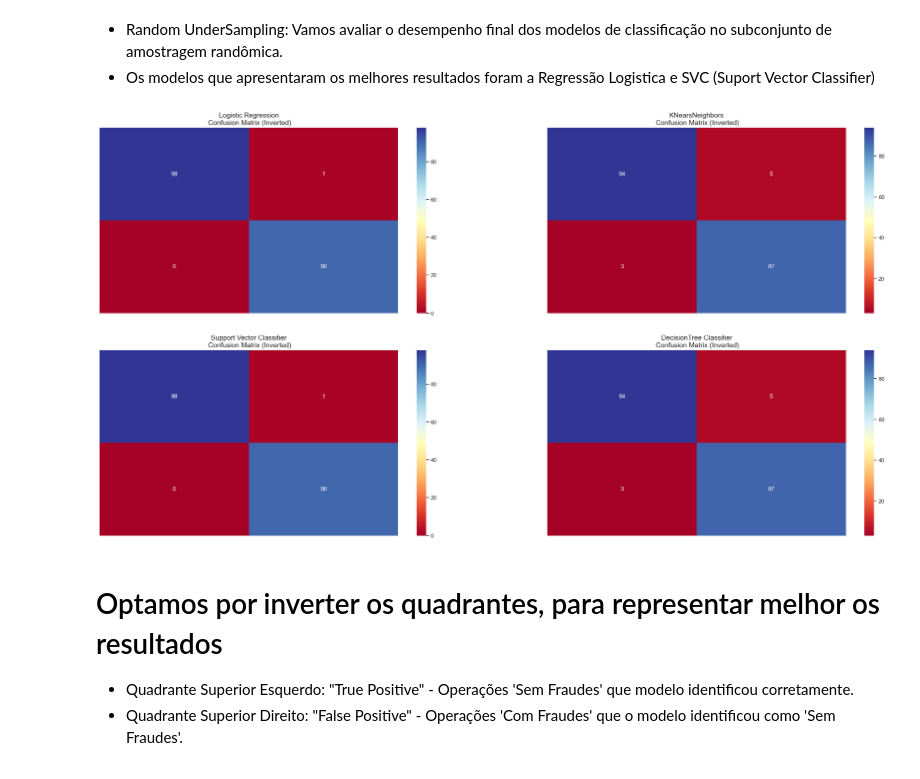
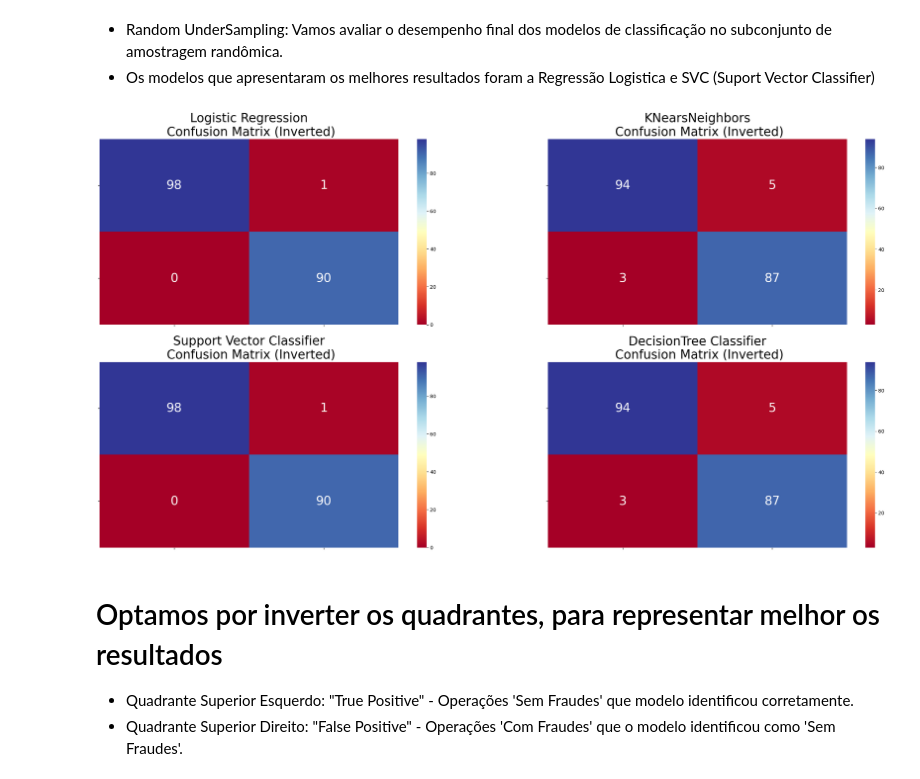
Before and after one commit to Rodrigo-Palma/Proj_Fraudes_Cartao_Credito, a Jupyter notebook: proj_fraude_cartao_credito.ipynb, the cells around one changed output. Saved outputs shown, nothing was run; the diff lists cells and outputs as text; code cells hidden in the pictures.

```diff
--- a/proj_fraude_cartao_credito.ipynb
+++ b/proj_fraude_cartao_credito.ipynb
@@ -369,13 +371,12 @@ plt.show()
 # %%
 colors = ['lightblue', 'pink']
-
 features = ['V4', 'V11', 'V2']
 
 fig, axes = plt.subplots(ncols=len(features), figsize=(20, 4))
 
 for i, feature in enumerate(features):
     sns.boxplot(x="Class", y=feature, data=new_df, palette=colors, ax=axes[i])
-    axes[i].set_title('{} vs Class Correlação Positiva'.format(feature))
+    axes[i].set_title('{} vs Class Correlação Positiva'.format(feature), fontsize=18)  # Aumento do tamanho da fonte
 
 plt.show()
 # %% [output]
@@ -386,7 +387,7 @@ from scipy.stats import norm
 def plot_distribution(dataframe, feature_name, color, ax):
     fraud_dist = dataframe[feature_name].loc[dataframe['Class'] == 1].values
     sns.distplot(fraud_dist, ax=ax, fit=norm, color=color)
-    ax.set_title('{} Distribuição \n (Transações Com Fraudes)'.format(feature_name), fontsize=11)
+    ax.set_title('{} Distribuição \n (Transações Com Fraudes)'.format(feature_name), fontsize=15)
     ax.set_ylabel('Densidade')
 
 f, axes = plt.subplots(2, 3, figsize=(20, 6))
@@ -467,7 +468,7 @@ Como se trat de um dataset extremamente desbalanceado, a remoção indiscriminad
 # Boxplot com remoção de outliers "Com Fraude"
 def create_boxplot(data, ax, x, y, title, colors):
     sns.boxplot(x=x, y=y, data=data, ax=ax, palette=colors)
-    ax.set_title(title, fontsize=14)
+    ax.set_title(title, fontsize=17)
 
 colors = ['lightblue', 'pink']
 
@@ -700,7 +701,7 @@ def plot_learning_curve(estimators, estimator_names, X, y, ylim=None, cv=None, n
                          test_scores_mean + test_scores_std, alpha=0.1, color="blue")
         ax.plot(train_sizes, train_scores_mean, 'o-', color="orange", label="Score em Treino")
         ax.plot(train_sizes, test_scores_mean, 'o-', color="blue", label="Score da Validação Cruzada")
-        ax.set_title(f"Curva de aprendizado do {estimator_names[i]}", fontsize=14)
+        ax.set_title(f"Curva de aprendizado do {estimator_names[i]}", fontsize=18)
         ax.set_xlabel('Training size (m)')
         ax.set_ylabel('Score')
         ax.grid(True)
@@ -974,31 +975,30 @@ Tempo de implementação do GridSearchCV  :14.969980001449585 sec
 # %%
 # Modelos Usando Undersampling
 from sklearn.metrics import confusion_matrix
 
 # Lista de modelos e previsões
 models = [log_reg, knears_neighbors, svc, tree_clf]
 y_preds = [model.predict(X_test) for model in models]
 
 # Lista de rótulos e matrizes de confusão
 labels = ["Logistic Regression", "KNearsNeighbors", "Support Vector Classifier", "DecisionTree Classifier"]
 confusion_matrices = [confusion_matrix(y_test, y_pred) for y_pred in y_preds]
 
-# Configuração da figura
 fig, axes = plt.subplots(2, 2, figsize=(30, 15))
 
 for i, ax in enumerate(axes.ravel()):
     # Invertendo os quadrantes
     tn, fp, fn, tp = confusion_matrices[i].ravel()
     inverted_confusion_matrix = np.array([[tp, fn], [fp, tn]])
 
-    sns.heatmap(inverted_confusion_matrix, ax=ax, annot=True, cmap=plt.cm.RdYlBu)
-    ax.set_title(labels[i] + "\n Confusion Matrix (Inverted)", fontsize=14)
-    ax.set_xticklabels(['', ''], fontsize=14, rotation=90)
-    ax.set_yticklabels(['', ''], fontsize=14, rotation=360)
+    sns.heatmap(inverted_confusion_matrix, ax=ax, annot=True, cmap=plt.cm.RdYlBu, annot_kws={"size": 25})  # Aumento do tamanho da fonte
+    ax.set_title(labels[i] + "\n Confusion Matrix (Inverted)", fontsize=25)
+    ax.set_xticklabels(['', ''], fontsize=18, rotation=90)
+    ax.set_yticklabels(['', ''], fontsize=18, rotation=360)
 
 plt.show()
 # %% [output]
-[figure, old version]
+[figure, new version]
 # %% [markdown]
 # Optamos por inverter os quadrantes, para representar melhor os resultados
 - Quadrante Superior Esquerdo: "True Positive" - Operações 'Sem Fraudes' que modelo identificou corretamente.
```
Also changed, not shown: parts of 21 cells of this notebook.
